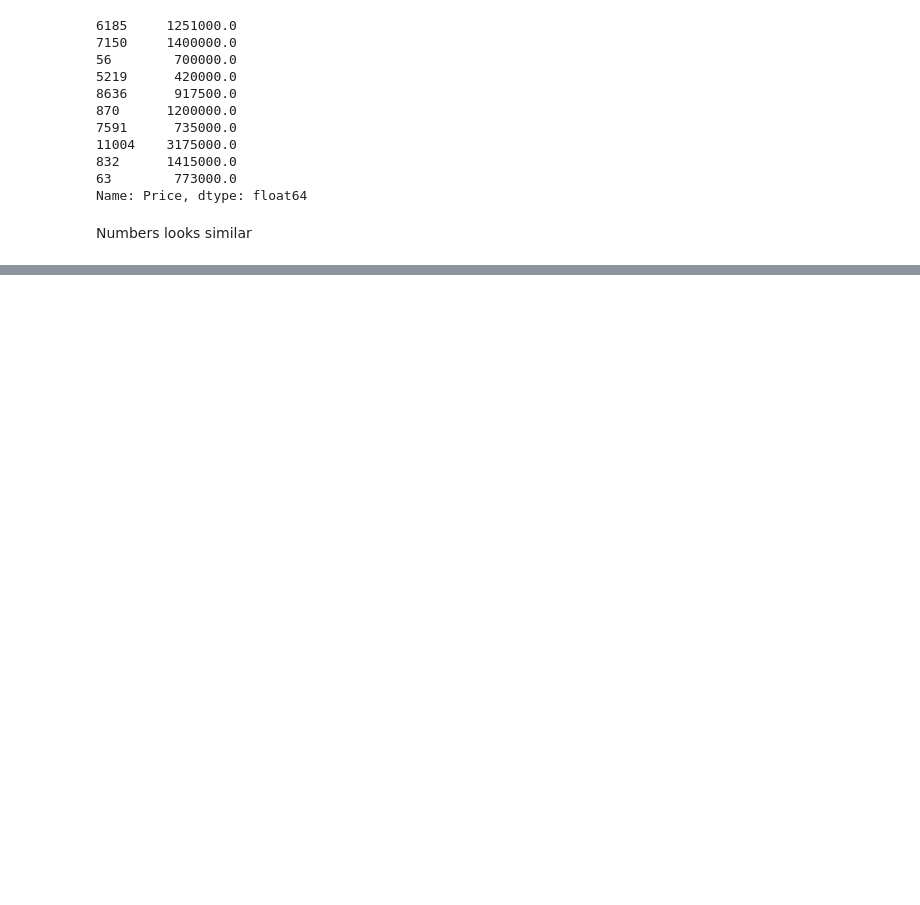
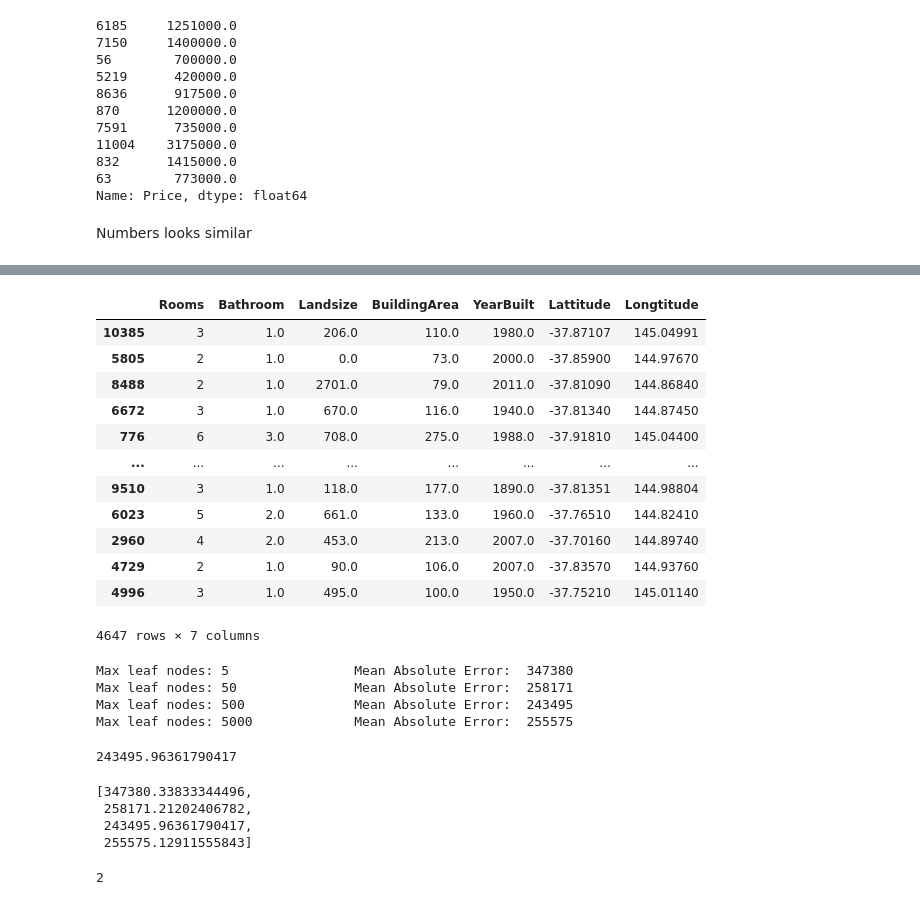
Before and after one commit to ermekfaa/KaggleMachineLearning, a Jupyter notebook: KaggleML.ipynb, the cells around one changed output, grey strips where cells are left out. Saved outputs shown, nothing was run; the diff lists cells and outputs as text; code cells hidden in the pictures; blank space fills up the shorter version.

```diff
--- a/KaggleML.ipynb
+++ b/KaggleML.ipynb
@@ -335,0 +381,20 @@ Numbers looks similar
+# %%
+from sklearn.model_selection import train_test_split
+
+train_X, val_X, train_y, val_y = train_test_split(X, y,random_state = 0)
+# %%
+train_X
+# %% [output]
+|  | Rooms | Bathroom | Landsize | BuildingArea | YearBuilt | Lattitude | Longtitude |
+| 10385 | 3 | 1.0 | 206.0 | 110.0 | 1980.0 | -37.87107 | 145.04991 |
+| 5805 | 2 | 1.0 | 0.0 | 73.0 | 2000.0 | -37.85900 | 144.97670 |
+| 8488 | 2 | 1.0 | 2701.0 | 79.0 | 2011.0 | -37.81090 | 144.86840 |
+| 6672 | 3 | 1.0 | 670.0 | 116.0 | 1940.0 | -37.81340 | 144.87450 |
+| 776 | 6 | 3.0 | 708.0 | 275.0 | 1988.0 | -37.91810 | 145.04400 |
+| ... | ... | ... | ... | ... | ... | ... | ... |
+| 9510 | 3 | 1.0 | 118.0 | 177.0 | 1890.0 | -37.81351 | 144.98804 |
+| 6023 | 5 | 2.0 | 661.0 | 133.0 | 1960.0 | -37.76510 | 144.82410 |
+| 2960 | 4 | 2.0 | 453.0 | 213.0 | 2007.0 | -37.70160 | 144.89740 |
+| 4729 | 2 | 1.0 | 90.0 | 106.0 | 2007.0 | -37.83570 | 144.93760 |
+| 4996 | 3 | 1.0 | 495.0 | 100.0 | 1950.0 | -37.75210 | 145.01140 |
+4647 rows × 7 columns
@@ -335,0 +403,29 @@ Numbers looks similar
+# %%
+for max_leaf_nodes in [5, 50, 500, 5000]:
+    my_mae = get_mae(max_leaf_nodes, train_X, val_X, train_y, val_y)
+    print("Max leaf nodes: %d  \t\t Mean Absolute Error:  %d" %(max_leaf_nodes, my_mae))
+    nums.append(my_mae)
+# %% [output]
+Max leaf nodes: 5                Mean Absolute Error:  347380
+Max leaf nodes: 50               Mean Absolute Error:  258171
+Max leaf nodes: 500              Mean Absolute Error:  243495
+Max leaf nodes: 5000             Mean Absolute Error:  255575
+# %%
+lowest_num = min(nums)
+
+lowest_num
+# %% [output]
+243495.96361790417
+# %%
+nums
+# %% [output]
+[347380.33833344496,
+ 258171.21202406782,
+ 243495.96361790417,
+ 255575.12911555843]
+# %%
+index_of_lowest_num = nums.index(lowest_num)
+
+index_of_lowest_num
+# %% [output]
+2
```
Also changed, not shown: parts of 16 cells of this notebook.
